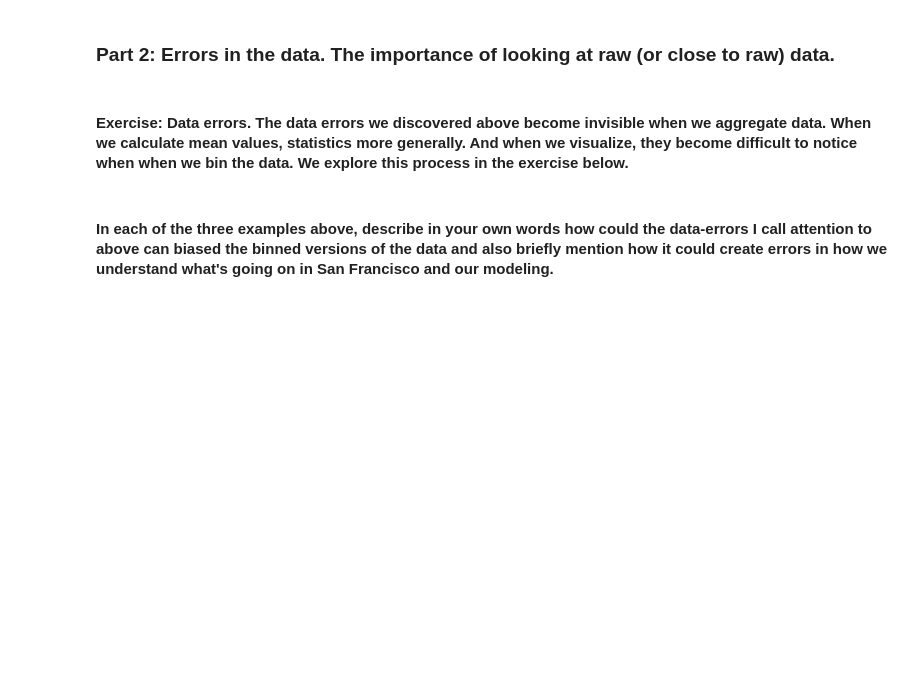
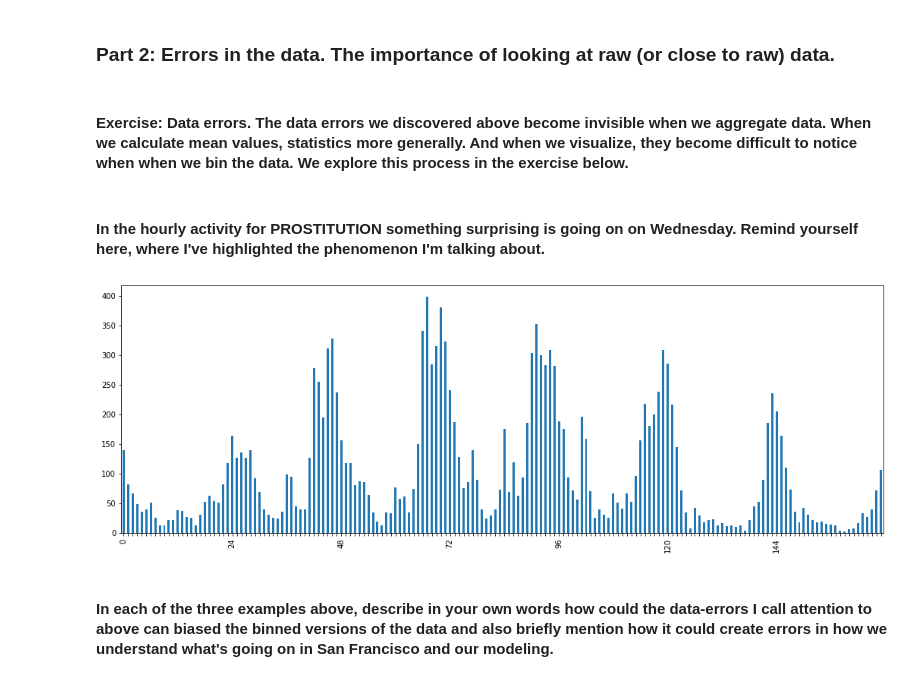
Before and after one commit to IncioMan/socialdata, a Jupyter notebook: Week4/Alex.ipynb, the cells around one changed output. Drawn from its saved outputs; the diff is of its cells as text; code cells hidden in the pictures; blank space fills up the shorter version.

Commit message:
fixes to week2,3,4

```diff
--- a/Week4/Alex.ipynb
+++ b/Week4/Alex.ipynb
@@ -118,6 +119,21 @@ We have precedently seen that Drunkenness has a spike in crime occurrences aroun
 ### Part 2: Errors in the data. The importance of looking at raw (or close to raw) data.
 # %% [markdown]
 #### Exercise: Data errors. The data errors we discovered above become invisible when we aggregate data. When we calculate mean values, statistics more generally. And when we visualize, they become difficult to notice when when we bin the data. We explore this process in the exercise below.
+# %% [markdown]
+#### In the hourly activity for PROSTITUTION something surprising is going on on Wednesday. Remind yourself here, where I've highlighted the phenomenon I'm talking about.
+# %%
+crime = "PROSTITUTION"
+prostitution_data = data[(data.Category==crime)]
+# %%
+fig = plt.figure(1, figsize=(18, 6))
+ax = fig.add_subplot(111)
+prostitution_data.groupby(['DayOfWeek', 'Hour']).count().reset_index().IncidntNum.plot(ax=ax, kind='bar')
+# Show only the beginning of the dat
+for i, t in enumerate(ax.get_xticklabels()):
+    if (i % 24) != 0:
+        t.set_visible(False)
+# %% [output]
+[figure, added]
 # %% [markdown]
 #### In each of the three examples above, describe in your own words how could the data-errors I call attention to above can biased the binned versions of the data and also briefly mention how it could create errors in how we understand what's going on in San Francisco and our modeling.
 # %% [markdown]
```
Also changed, not shown: parts of 3 cells of this notebook, 2 other files.
